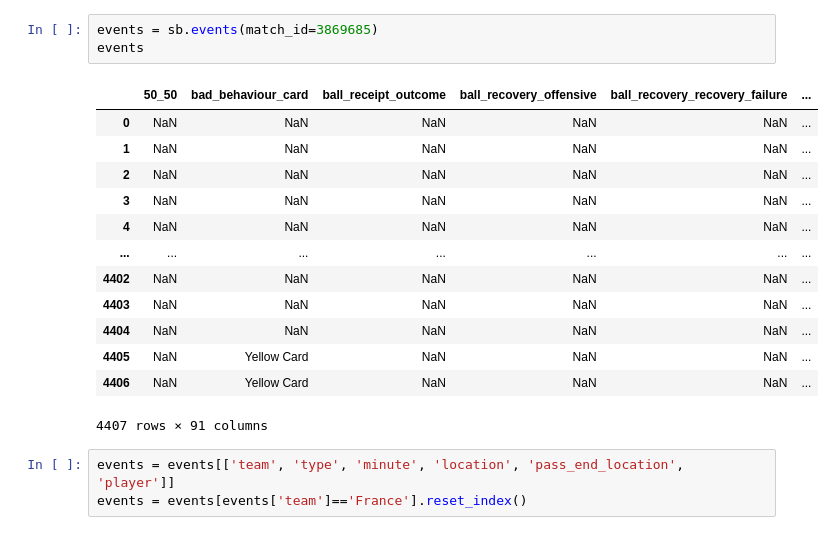
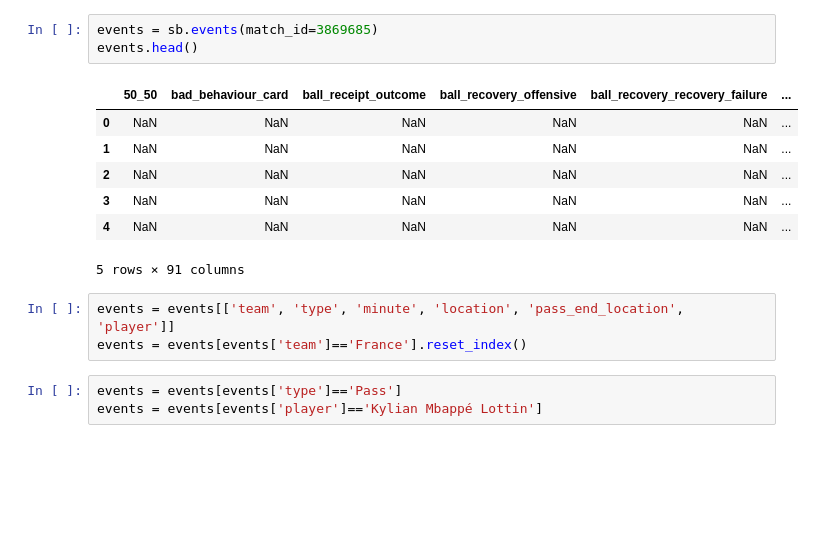
Before and after one commit to bayki2004/passmap_mbappe, a Jupyter notebook: passmap_mbappe.ipynb, the cells around one changed output. Cells and saved outputs as stored; diff of their text form; blank space fills up the shorter version.

```diff
--- a/passmap_mbappe.ipynb
+++ b/passmap_mbappe.ipynb
@@ -26,23 +10,20 @@ matches.head(60)
 # %%
 events = sb.events(match_id=3869685)
-events
+events.head()
 # %% [output]
 |  | 50_50 | bad_behaviour_card | ball_receipt_outcome | ball_recovery_offensive | ball_recovery_recovery_failure | ... |
 | 0 | NaN | NaN | NaN | NaN | NaN | ... |
 | 1 | NaN | NaN | NaN | NaN | NaN | ... |
 | 2 | NaN | NaN | NaN | NaN | NaN | ... |
 | 3 | NaN | NaN | NaN | NaN | NaN | ... |
 | 4 | NaN | NaN | NaN | NaN | NaN | ... |
-| ... | ... | ... | ... | ... | ... | ... |
-| 4402 | NaN | NaN | NaN | NaN | NaN | ... |
-| 4403 | NaN | NaN | NaN | NaN | NaN | ... |
-| 4404 | NaN | NaN | NaN | NaN | NaN | ... |
-| 4405 | NaN | Yellow Card | NaN | NaN | NaN | ... |
-| 4406 | NaN | Yellow Card | NaN | NaN | NaN | ... |
-4407 rows × 91 columns
+5 rows × 91 columns
 # %%
 events = events[['team', 'type', 'minute', 'location', 'pass_end_location', 'player']]
 events = events[events['team']=='France'].reset_index()
+# %%
+events = events[events['type']=='Pass']
+events = events[events['player']=='Kylian Mbappé Lottin']
 # %%
 events
 # %% [output]
```
Also changed, not shown: parts of 13 cells of this notebook, 1 other file.
